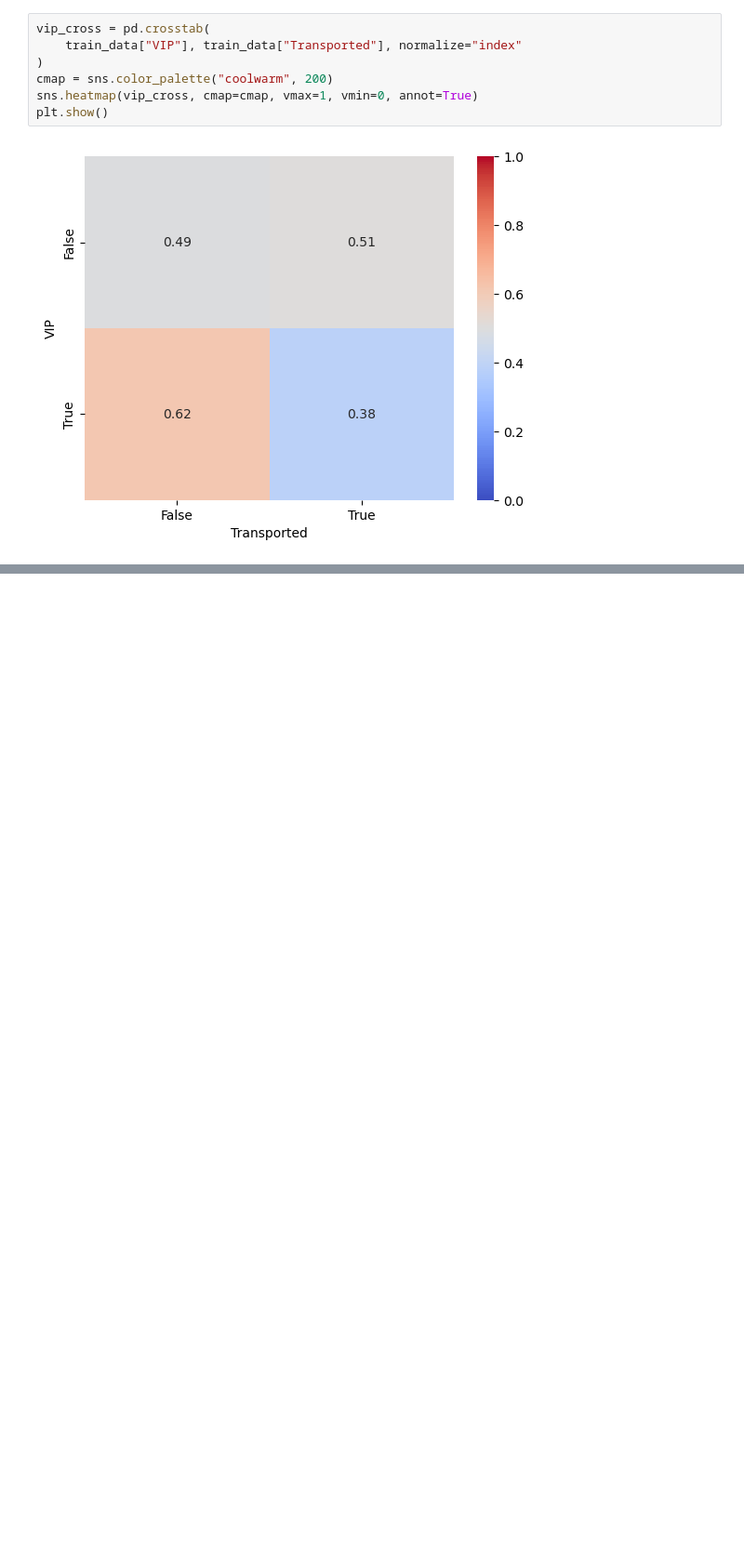
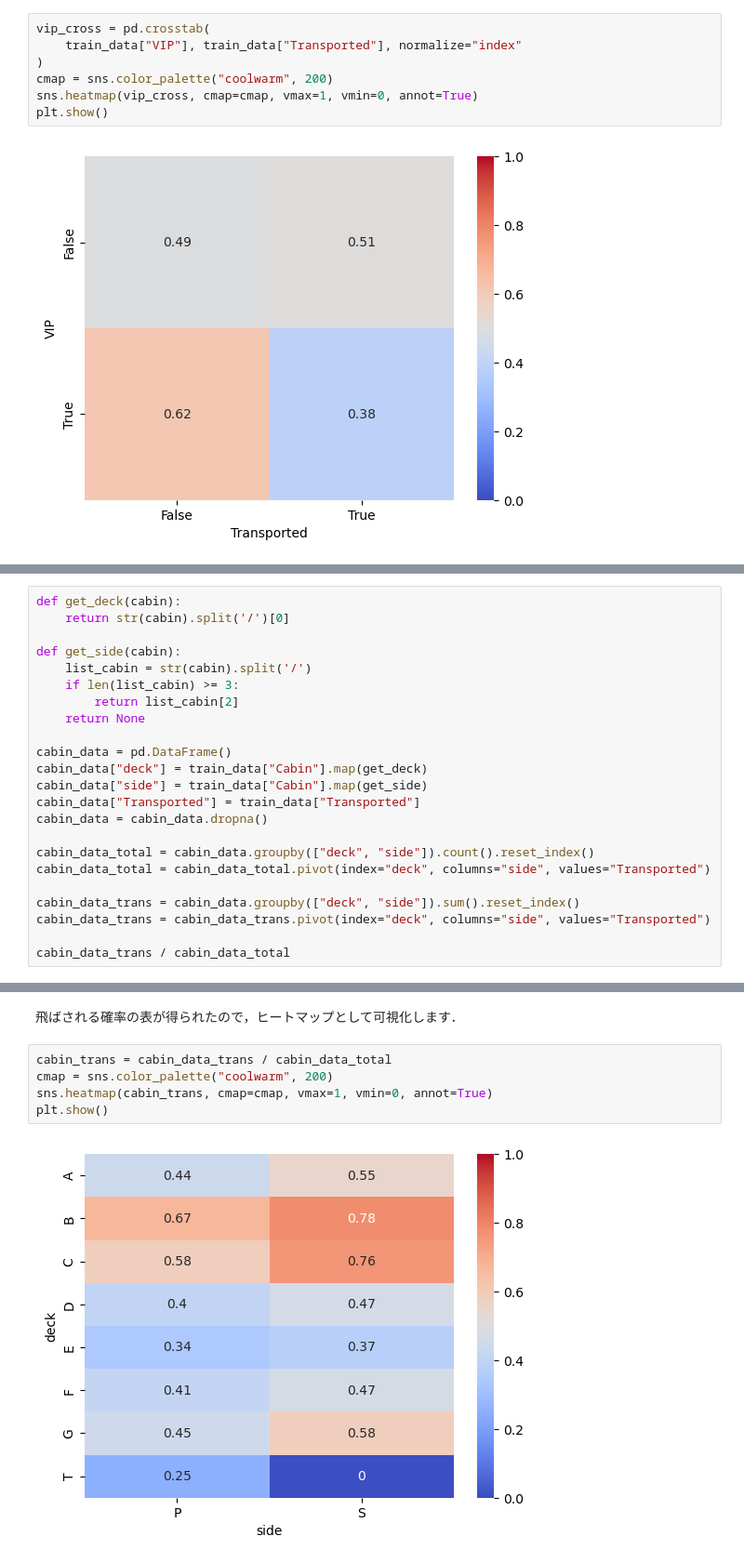
Before and after one commit to Seasawher/spaceship-titanic, a Jupyter notebook: book/relation.ipynb, the cells around one changed output, grey strips where cells are left out. Shown: that part at 93% size. Saved outputs shown, nothing was run; the diff lists cells and outputs as text; blank space fills up the shorter version.

Commit message:
Cabinとの関係も調べる

```diff
--- a/book/relation.ipynb
+++ b/book/relation.ipynb
@@ -261,0 +274,23 @@ plt.show()
+# %%
+def get_deck(cabin):
+    return str(cabin).split('/')[0]
+
+def get_side(cabin):
+    list_cabin = str(cabin).split('/')
+    if len(list_cabin) >= 3:
+        return list_cabin[2]
+    return None
+
+cabin_data = pd.DataFrame()
+cabin_data["deck"] = train_data["Cabin"].map(get_deck)
+cabin_data["side"] = train_data["Cabin"].map(get_side)
+cabin_data["Transported"] = train_data["Transported"]
+cabin_data = cabin_data.dropna()
+
+cabin_data_total = cabin_data.groupby(["deck", "side"]).count().reset_index()
+cabin_data_total = cabin_data_total.pivot(index="deck", columns="side", values="Transported")
+
+cabin_data_trans = cabin_data.groupby(["deck", "side"]).sum().reset_index()
+cabin_data_trans = cabin_data_trans.pivot(index="deck", columns="side", values="Transported")
+
+cabin_data_trans / cabin_data_total
@@ -261,0 +308,9 @@ plt.show()
+# %% [markdown]
+飛ばされる確率の表が得られたので，ヒートマップとして可視化します．
+# %%
+cabin_trans = cabin_data_trans / cabin_data_total
+cmap = sns.color_palette("coolwarm", 200)
+sns.heatmap(cabin_trans, cmap=cmap, vmax=1, vmin=0, annot=True)
+plt.show()
+# %% [output]
+[figure, added]
```
Also changed, not shown: parts of 4 cells of this notebook.
